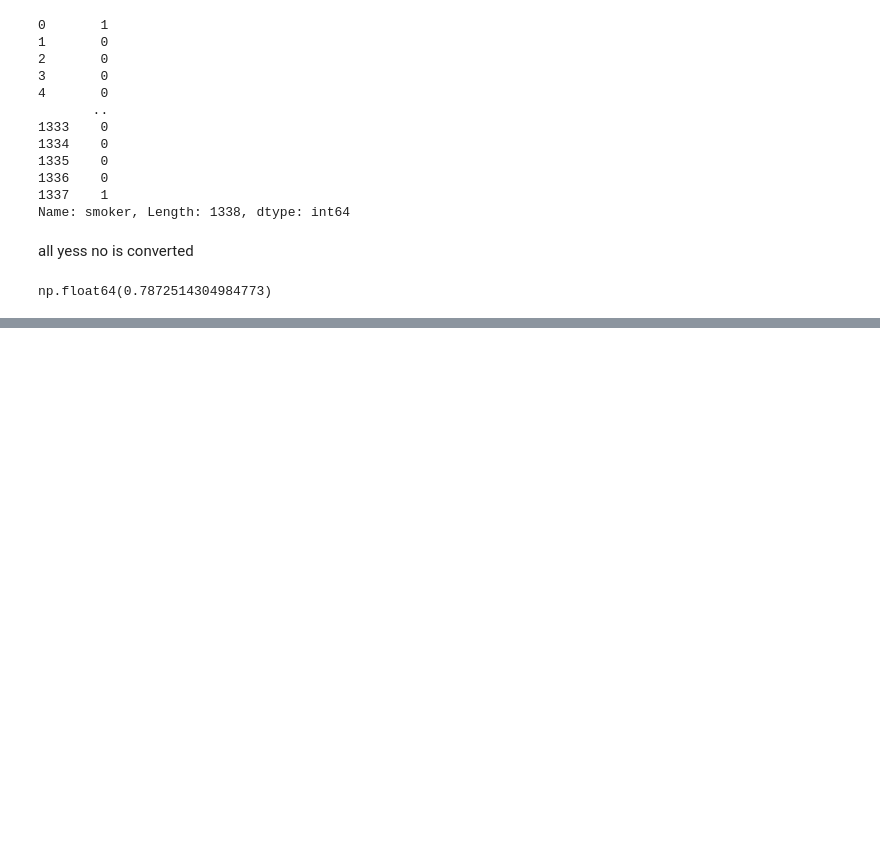
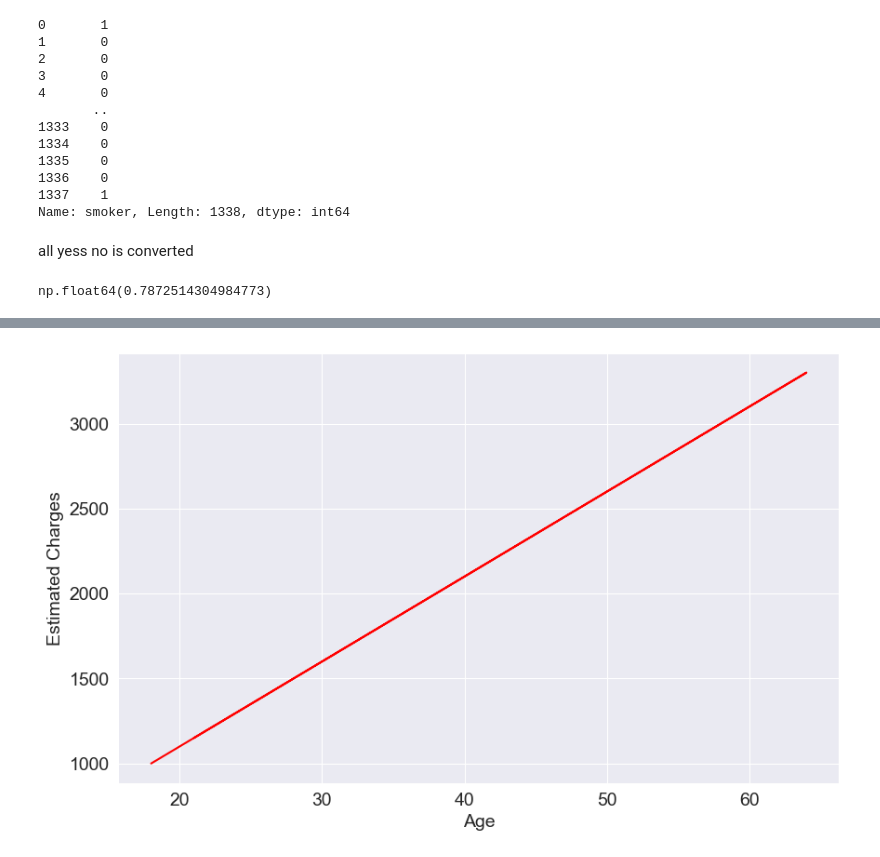
Before and after one commit to fatimazafarrizvi/Machine-Learning, a Jupyter notebook: medical.ipynb, the cells around one changed output, grey strips where cells are left out. Cells and saved outputs as stored; diff of their text form; code cells hidden in the pictures; blank space fills up the shorter version.

```diff
--- a/medical.ipynb
+++ b/medical.ipynb
@@ -262,0 +320,4 @@ np.float64(0.7872514304984773)
+# %%
+ages = non_smoker_df.age
+ages
+#list of all th ages
@@ -262,0 +337,3 @@ np.float64(0.7872514304984773)
+# %%
+estimate_charges = estimate_charges(ages, m, c)
+estimate_charges
@@ -262,0 +369,7 @@ np.float64(0.7872514304984773)
+# %%
+#plotting the estimated charges using scatter plot
+plt.plot(ages, estimate_charges, 'r-'); #r-o gives red dots in this line and r- gives only line
+plt.xlabel('Age');
+plt.ylabel('Estimated Charges');
+# %% [output]
+[figure, added]
```
Also changed, not shown: parts of 34 cells of this notebook.
